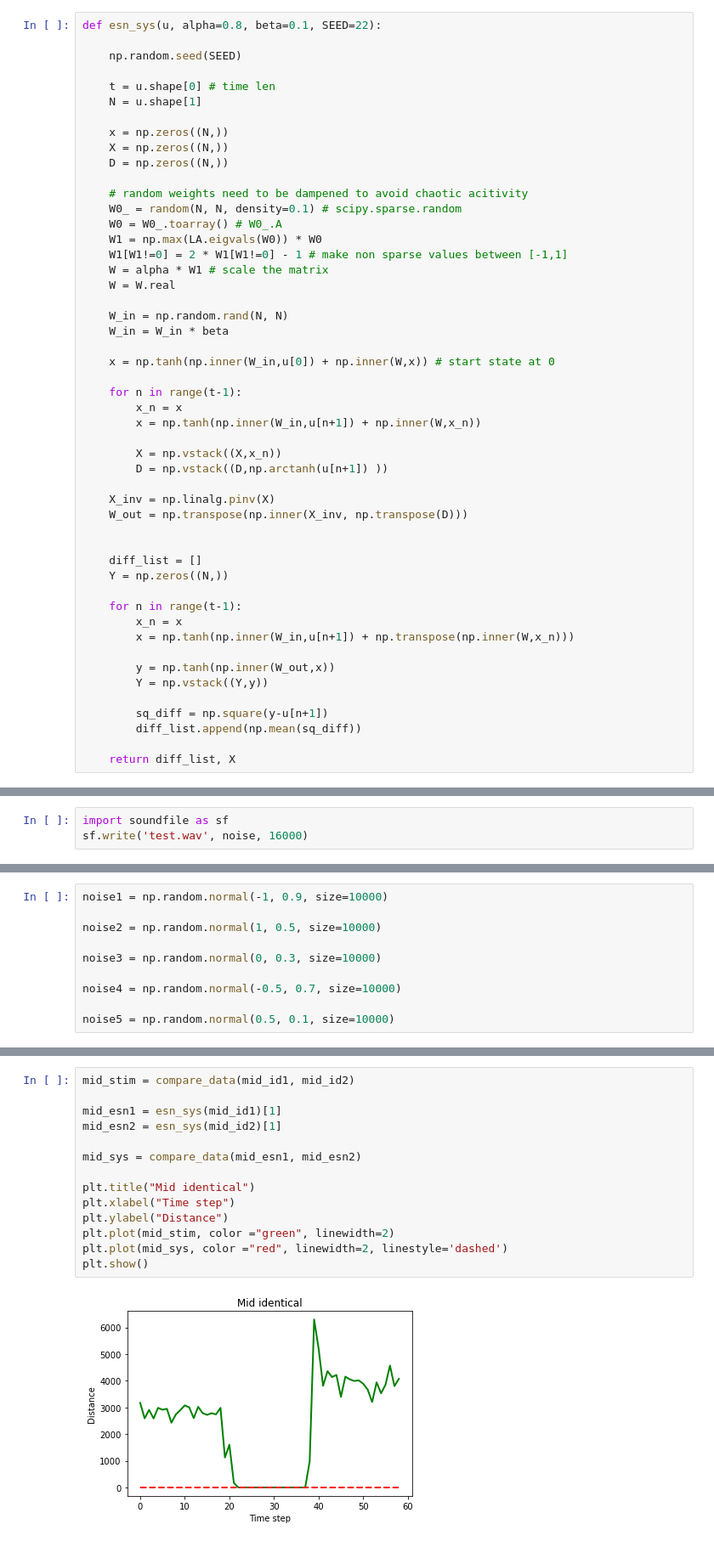
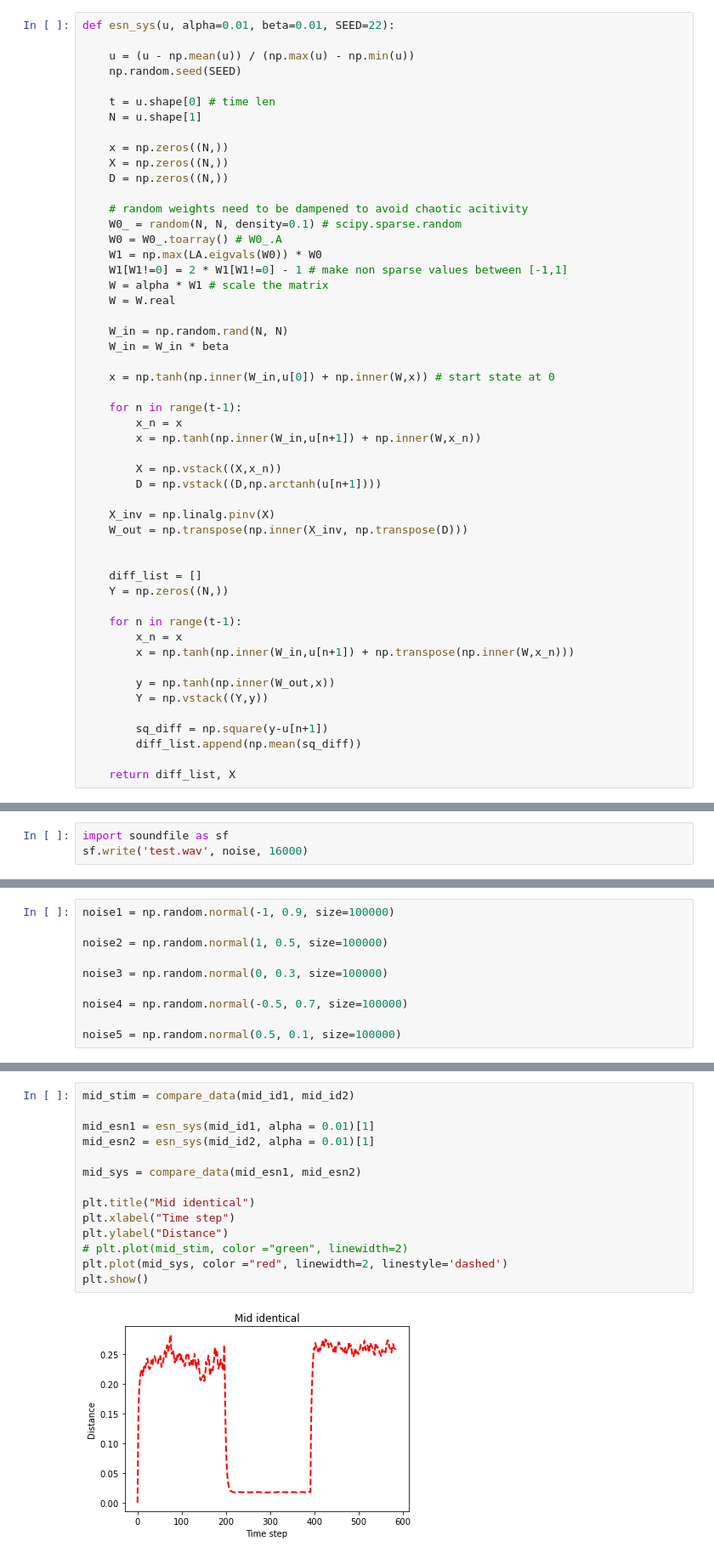
Before and after one commit to n-ika/esn, a Jupyter notebook: ESN_nika.ipynb, the cells around one changed output, grey strips where cells are left out. Shown at 85% size. Saved outputs shown, nothing was run; the diff lists cells and outputs as text.

Commit message:
noise test

```diff
--- a/ESN_nika.ipynb
+++ b/ESN_nika.ipynb
@@ -24,8 +24,9 @@ Transfer function $f = tanh$.
 # %% [markdown]
 ## ESN CODE
 # %%
-def esn_sys(u, alpha=0.8, beta=0.1, SEED=22):
+def esn_sys(u, alpha=0.01, beta=0.01, SEED=22):
 
+    u = (u - np.mean(u)) / (np.max(u) - np.min(u))
     np.random.seed(SEED)
 
     t = u.shape[0] # time len
@@ -53,7 +54,7 @@ def esn_sys(u, alpha=0.8, beta=0.1, SEED=22):
         x = np.tanh(np.inner(W_in,u[n+1]) + np.inner(W,x_n))
 
         X = np.vstack((X,x_n))
-        D = np.vstack((D,np.arctanh(u[n+1]) ))
+        D = np.vstack((D,np.arctanh(u[n+1])))
 
     X_inv = np.linalg.pinv(X)
     W_out = np.transpose(np.inner(X_inv, np.transpose(D)))
@@ -218,11 +217,11 @@ ax.set(title='Mel-frequency spectrogram')
 # %%
-noise1 = np.random.normal(-1, 0.9, size=10000)
+noise1 = np.random.normal(-1, 0.9, size=100000)
 
-noise2 = np.random.normal(1, 0.5, size=10000)
+noise2 = np.random.normal(1, 0.5, size=100000)
 
-noise3 = np.random.normal(0, 0.3, size=10000)
+noise3 = np.random.normal(0, 0.3, size=100000)
 
-noise4 = np.random.normal(-0.5, 0.7, size=10000)
+noise4 = np.random.normal(-0.5, 0.7, size=100000)
 
-noise5 = np.random.normal(0.5, 0.1, size=10000)
+noise5 = np.random.normal(0.5, 0.1, size=100000)
 # %%
@@ -280,16 +279,16 @@ plt.show()
 # %%
 mid_stim = compare_data(mid_id1, mid_id2)
 
-mid_esn1 = esn_sys(mid_id1)[1]
-mid_esn2 = esn_sys(mid_id2)[1]
+mid_esn1 = esn_sys(mid_id1, alpha = 0.01)[1]
+mid_esn2 = esn_sys(mid_id2, alpha = 0.01)[1]
 
 mid_sys = compare_data(mid_esn1, mid_esn2)
 
 plt.title("Mid identical")
 plt.xlabel("Time step")
 plt.ylabel("Distance")
-plt.plot(mid_stim, color ="green", linewidth=2)
+# plt.plot(mid_stim, color ="green", linewidth=2)
 plt.plot(mid_sys, color ="red", linewidth=2, linestyle='dashed')
 plt.show()
 # %% [output]
-[figure, old version]
+[figure, new version]
```
Also changed, not shown: parts of 18 cells of this notebook, 1 other file.
